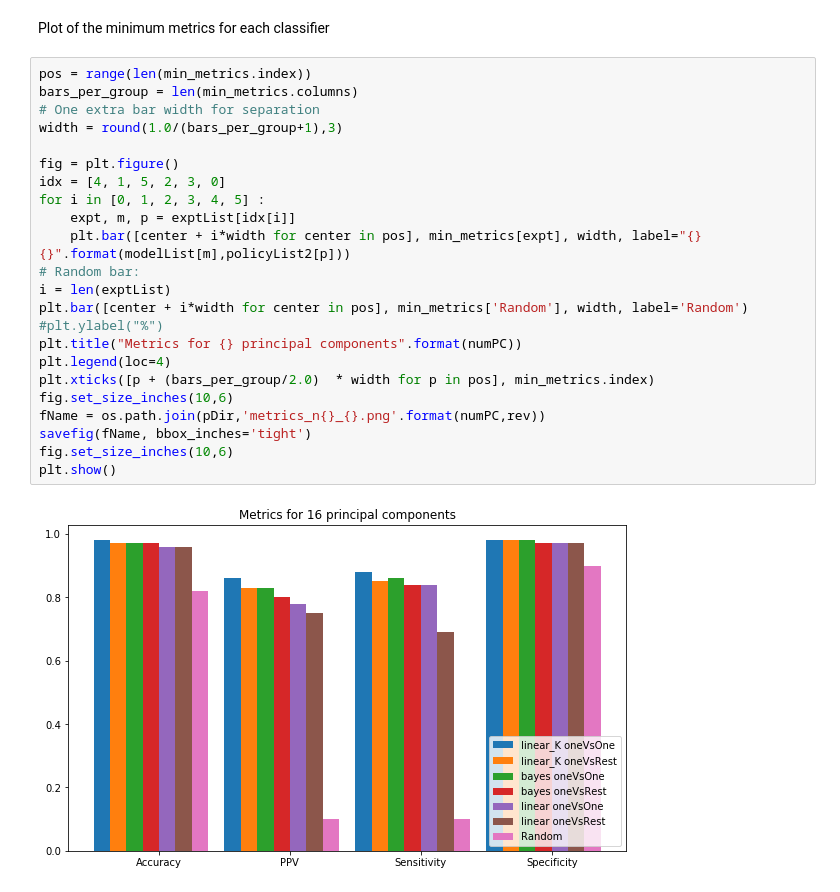
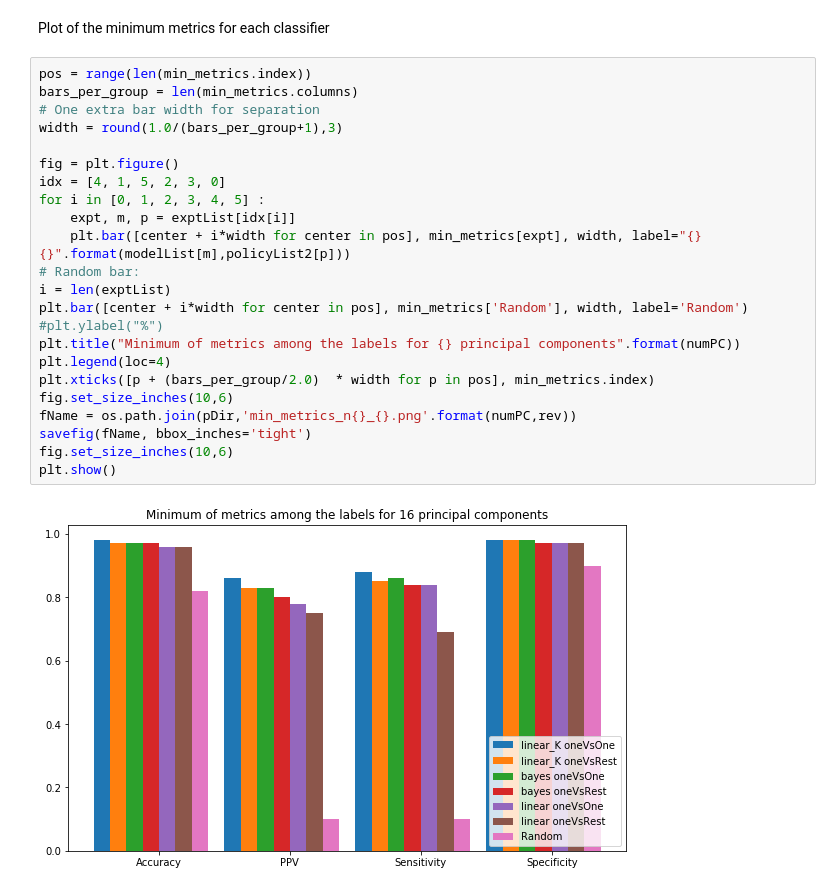
Before and after one commit to teambengio/finalproject, a Jupyter notebook: finalproject-allvsall.ipynb, the cells around one changed output. Cells and saved outputs as stored; diff of their text form.

Commit message:
Added script, corrected metric titles in notebook

```diff
--- a/finalproject-allvsall.ipynb
+++ b/finalproject-allvsall.ipynb
@@ -1055,25 +1055,25 @@ Plot of the minimum metrics for each classifier
 # %%
 pos = range(len(min_metrics.index))
 bars_per_group = len(min_metrics.columns)
 # One extra bar width for separation
 width = round(1.0/(bars_per_group+1),3)
 
 fig = plt.figure()
 idx = [4, 1, 5, 2, 3, 0]
 for i in [0, 1, 2, 3, 4, 5] :
     expt, m, p = exptList[idx[i]]
     plt.bar([center + i*width for center in pos], min_metrics[expt], width, label="{} {}".format(modelList[m],policyList2[p]))
 # Random bar:
 i = len(exptList)
 plt.bar([center + i*width for center in pos], min_metrics['Random'], width, label='Random')
 #plt.ylabel("%")
-plt.title("Metrics for {} principal components".format(numPC))
+plt.title("Minimum of metrics among the labels for {} principal components".format(numPC))
 plt.legend(loc=4)
 plt.xticks([p + (bars_per_group/2.0)  * width for p in pos], min_metrics.index)
 fig.set_size_inches(10,6)
-fName = os.path.join(pDir,'metrics_n{}_{}.png'.format(numPC,rev))
+fName = os.path.join(pDir,'min_metrics_n{}_{}.png'.format(numPC,rev))
 savefig(fName, bbox_inches='tight')
 fig.set_size_inches(10,6)
 plt.show()
 # %% [output]
-[figure, old version]
+[figure, new version]
```
Also changed, not shown: 4 other files.
